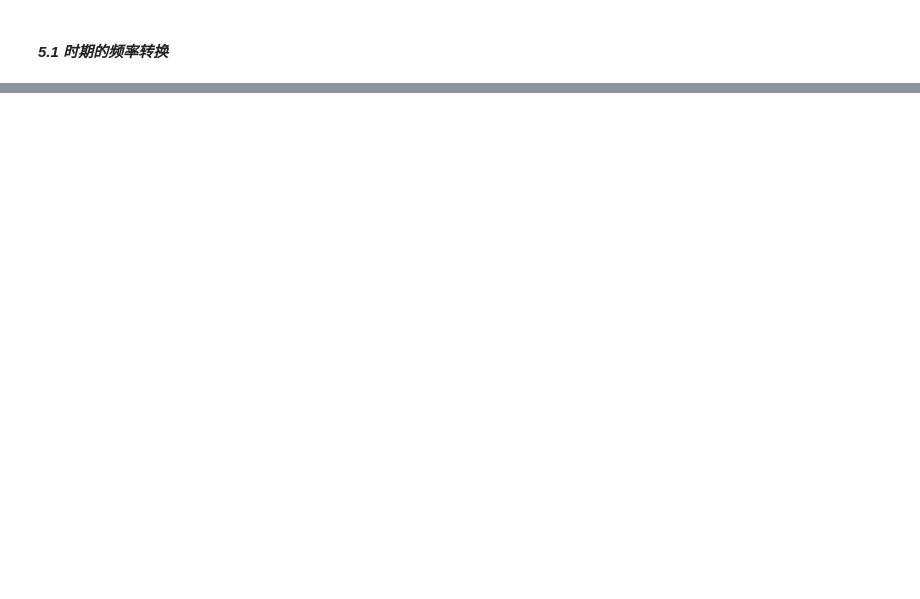
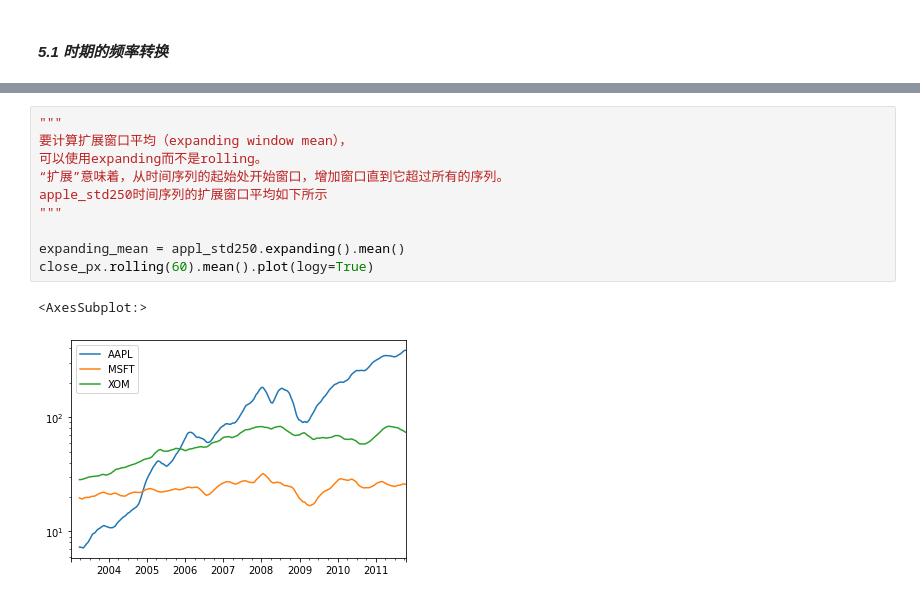
Before and after one commit to jaling9/PythonDataAnalysis, a Jupyter notebook: 10 时间序列.ipynb, the cells around one changed output, grey strips where cells are left out. Saved outputs shown, nothing was run; the diff lists cells and outputs as text; blank space fills up the shorter version.

```diff
--- a/10 时间序列.ipynb
+++ b/10 时间序列.ipynb
@@ -650,0 +1289,13 @@ Freq: Q-DEC, dtype: float64
+# %%
+"""
+要计算扩展窗口平均（expanding window mean），
+可以使用expanding而不是rolling。
+“扩展”意味着，从时间序列的起始处开始窗口，增加窗口直到它超过所有的序列。
+apple_std250时间序列的扩展窗口平均如下所示
+"""
+
+expanding_mean = appl_std250.expanding().mean()
+close_px.rolling(60).mean().plot(logy=True)
+# %% [output]
+<AxesSubplot:>
+[figure, added]
```
Also changed, not shown: parts of 101 cells of this notebook.
